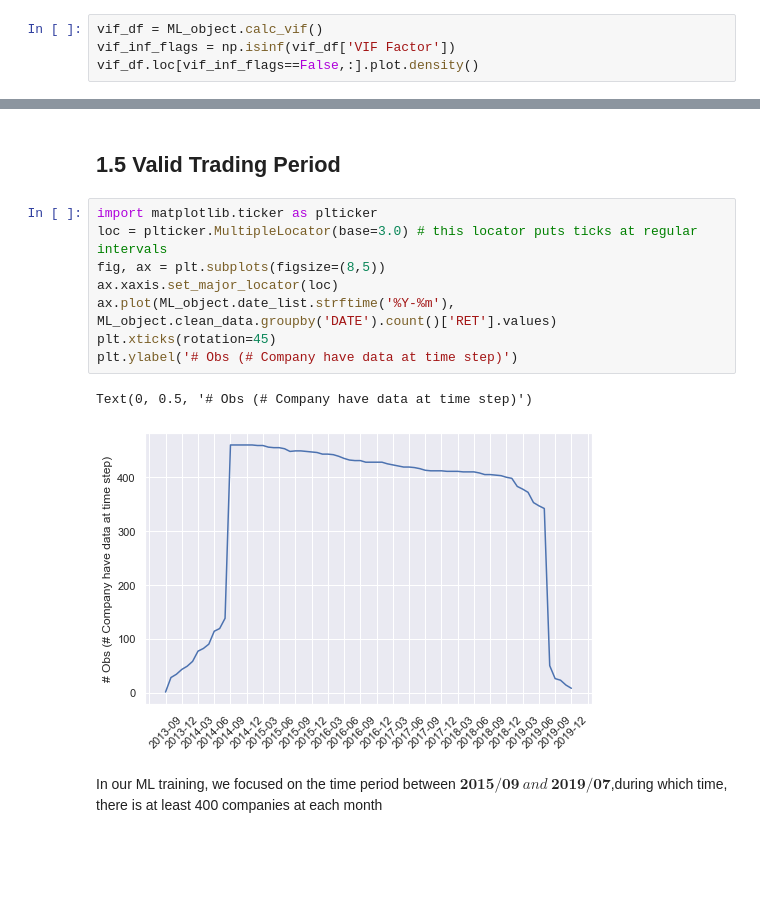
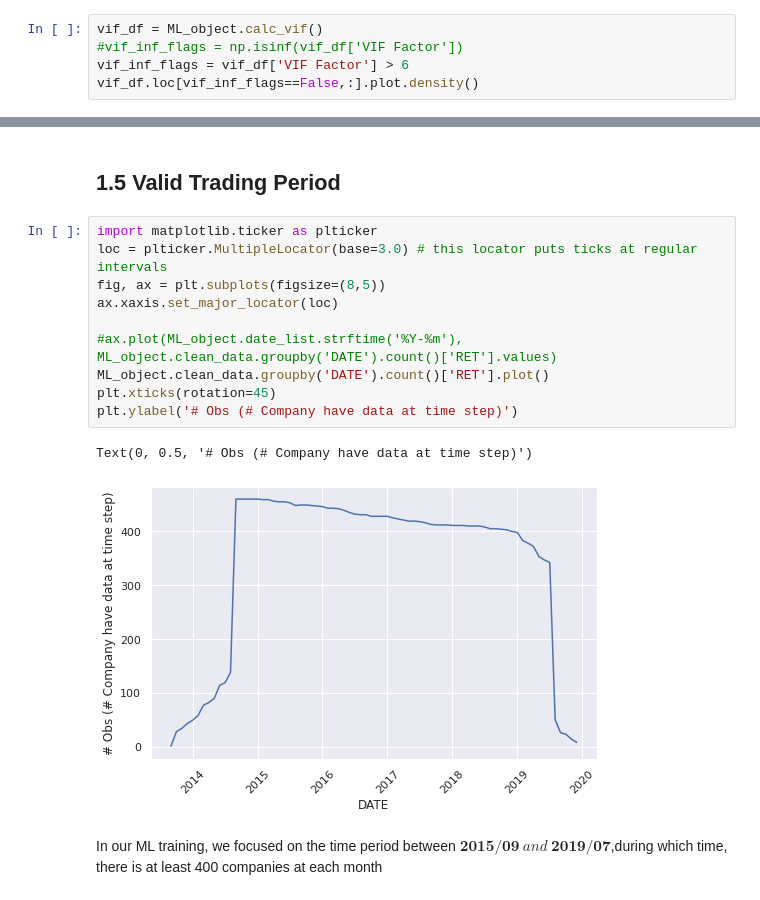
Before and after one commit to LeonCaesa/Summer_ML, a Jupyter notebook: Final report.ipynb, the cells around one changed output, grey strips where cells are left out. Cells and saved outputs as stored; diff of their text form; blank space fills up the shorter version.

```diff
--- a/Final report.ipynb
+++ b/Final report.ipynb
@@ -53,5 +57,6 @@ continous variables containing infinity deleted
 missing continuous variables filled in with mean
 # %%
 vif_df = ML_object.calc_vif()
-vif_inf_flags = np.isinf(vif_df['VIF Factor'])
+#vif_inf_flags = np.isinf(vif_df['VIF Factor'])
+vif_inf_flags = vif_df['VIF Factor'] > 6
 vif_df.loc[vif_inf_flags==False,:].plot.density()
@@ -64,14 +85,16 @@ ML_object.clean_data = ML_object.clean_data.drop(ML_object.data_float.columns[vi
 # %%
 import matplotlib.ticker as plticker
 loc = plticker.MultipleLocator(base=3.0) # this locator puts ticks at regular intervals
 fig, ax = plt.subplots(figsize=(8,5))
 ax.xaxis.set_major_locator(loc)
-ax.plot(ML_object.date_list.strftime('%Y-%m'), ML_object.clean_data.groupby('DATE').count()['RET'].values)
+
+#ax.plot(ML_object.date_list.strftime('%Y-%m'), ML_object.clean_data.groupby('DATE').count()['RET'].values)
+ML_object.clean_data.groupby('DATE').count()['RET'].plot()
 plt.xticks(rotation=45)
 plt.ylabel('# Obs (# Company have data at time step)')
 # %% [output]
 Text(0, 0.5, '# Obs (# Company have data at time step)')
-[figure, old version]
+[figure, new version]
 # %% [markdown]
 In our ML training, we focused on the time period between $\textbf{2015/09}\ and\ \textbf{2019/07}$,during which time, there is at least 400 companies at each month
 # %% [markdown]
```
Also changed, not shown: parts of 12 cells of this notebook, 6 other files.
